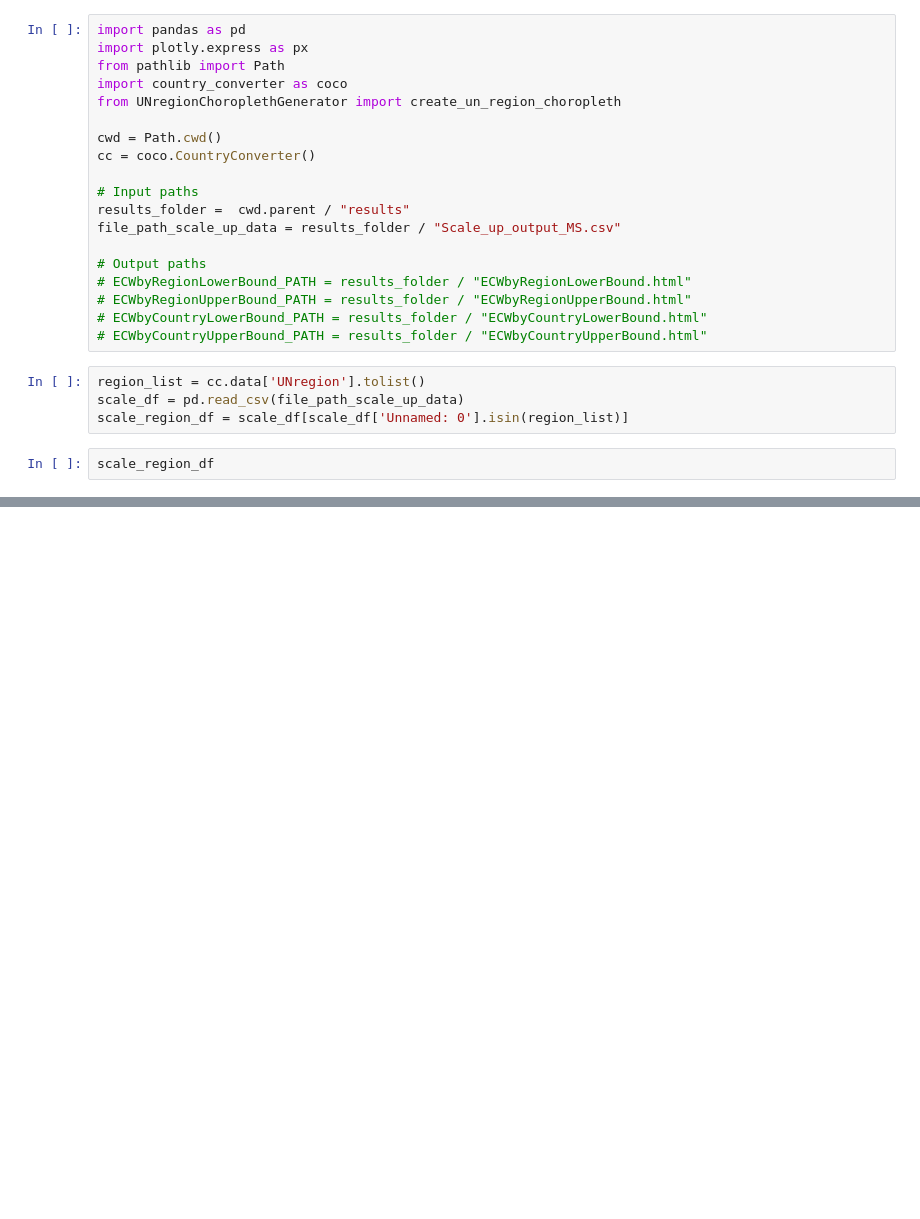
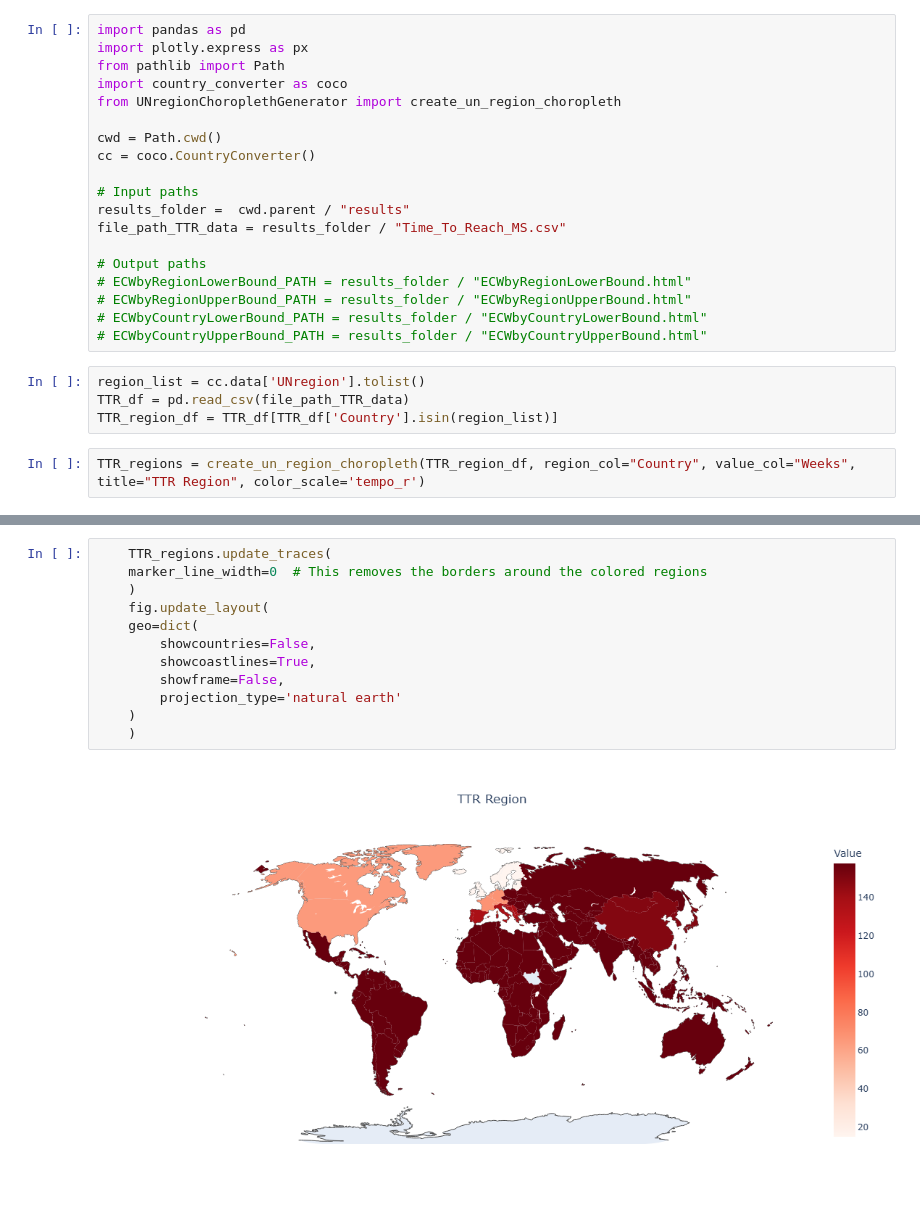
Before and after one commit to SPROOK/InRoomAirFilterScaleUp, a Jupyter notebook: scripts/TimeToCoverChoropleth.ipynb, the cells around one changed output, grey strips where cells are left out. Cells and saved outputs as stored; diff of their text form; blank space fills up the shorter version.

```diff
--- a/scripts/TimeToCoverChoropleth.ipynb
+++ b/scripts/TimeToCoverChoropleth.ipynb
@@ -10,7 +10,7 @@ cc = coco.CountryConverter()
 
 # Input paths
 results_folder =  cwd.parent / "results"
-file_path_scale_up_data = results_folder / "Scale_up_output_MS.csv"
+file_path_TTR_data = results_folder / "Time_To_Reach_MS.csv"
 
 # Output paths
 # ECWbyRegionLowerBound_PATH = results_folder / "ECWbyRegionLowerBound.html"
@@ -19,7 +19,7 @@ file_path_scale_up_data = results_folder / "Scale_up_output_MS.csv"
 # ECWbyCountryUpperBound_PATH = results_folder / "ECWbyCountryUpperBound.html"
 # %%
 region_list = cc.data['UNregion'].tolist()
-scale_df = pd.read_csv(file_path_scale_up_data)
-scale_region_df = scale_df[scale_df['Unnamed: 0'].isin(region_list)]
+TTR_df = pd.read_csv(file_path_TTR_data)
+TTR_region_df = TTR_df[TTR_df['Country'].isin(region_list)]
 # %%
-scale_region_df
+TTR_regions = create_un_region_choropleth(TTR_region_df, region_col="Country", value_col="Weeks", title="TTR Region", color_scale='tempo_r')
@@ -87,0 +30,14 @@ for row in scale_region_df.iterrows():
+# %%
+    TTR_regions.update_traces(
+    marker_line_width=0  # This removes the borders around the colored regions
+    )
+    fig.update_layout(
+    geo=dict(
+        showcountries=False,
+        showcoastlines=True,
+        showframe=False,
+        projection_type='natural earth'
+    )
+    )
+# %% [output]
+[figure, added]
```
Also changed, not shown: parts of 4 cells of this notebook, 2 other files.
